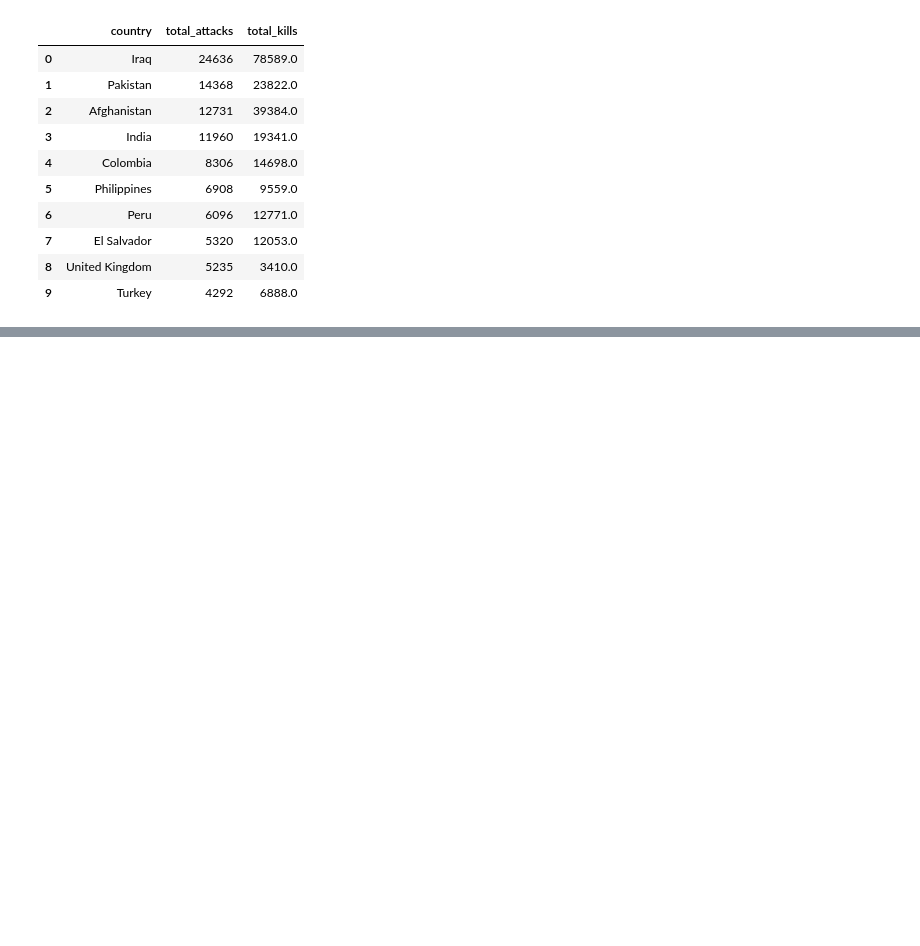
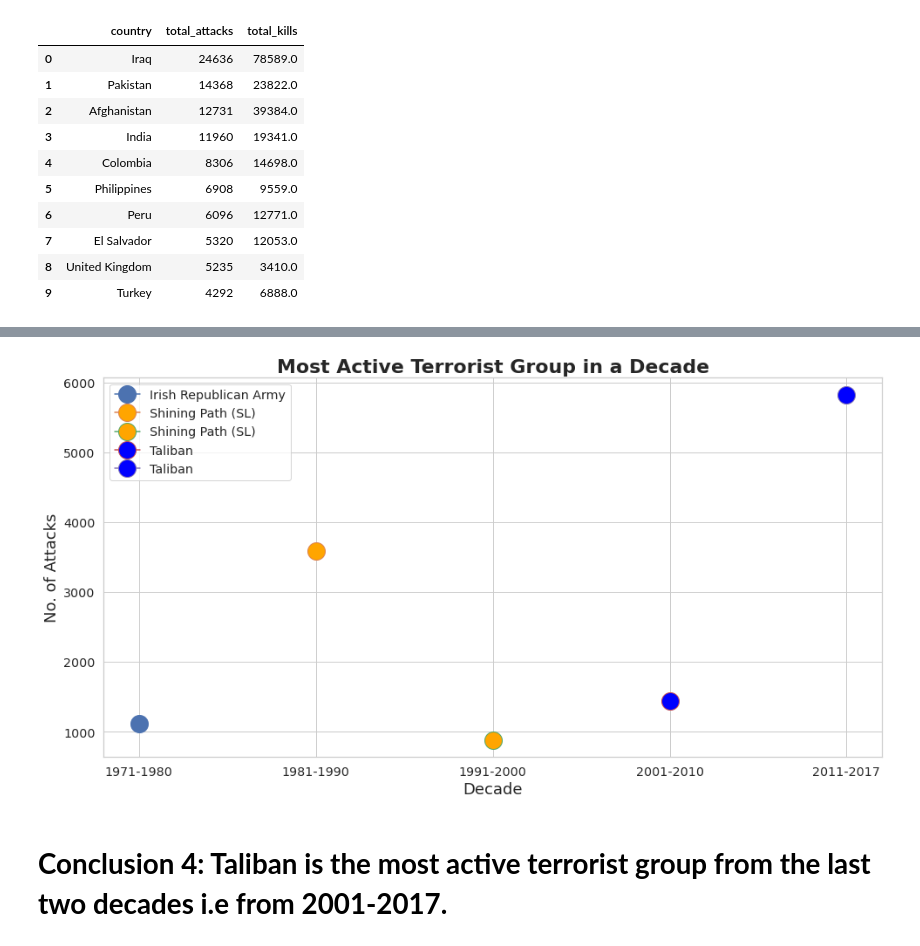
Before and after one commit to harshalpweb/Global-Terrorism-Analysis, a Jupyter notebook: CH_{Harshal_Pawar}_{Global_Terrorism_Analysis}_Capstone_Project.ipynb, the cells around one changed output, grey strips where cells are left out. Cells and saved outputs as stored; diff of their text form; code cells hidden in the pictures; blank space fills up the shorter version.

```diff
--- a/CH_{Harshal_Pawar}_{Global_Terrorism_Analysis}_Capstone_Project.ipynb
+++ b/CH_{Harshal_Pawar}_{Global_Terrorism_Analysis}_Capstone_Project.ipynb
@@ -182,0 +422,8 @@ country_wise_kills
+# %%
+t_group=t_group.loc[1:,:].copy()
+# %%
+t_group.loc[1,'year']='1971-1980'
+t_group.loc[2,'year']='1981-1990'
+t_group.loc[3,'year']='1991-2000'
+t_group.loc[4,'year']='2001-2010'
+t_group.loc[5,'year']='2011-2017'
@@ -182,0 +450,14 @@ country_wise_kills
+# %%
+s1=z[(z.year>1970) &(z.year<1981)]
+s1.groupby('terrorist_group').agg({'no_of_attack':'sum'}).nlargest(1,'no_of_attack')
+s2=z[(z.year>1980) &(z.year<1991)]
+s2.groupby('terrorist_group').agg({'no_of_attack':'sum'}).nlargest(1,'no_of_attack')
+s3=z[(z.year>1990) &(z.year<2001)]
+s3.groupby('terrorist_group').agg({'no_of_attack':'sum'}).nlargest(1,'no_of_attack')
+s4=z[(z.year>2000) &(z.year<2011)]
+s4.groupby('terrorist_group').agg({'no_of_attack':'sum'}).nlargest(1,'no_of_attack')
+s5=z[(z.year>2011) &(z.year<2018)]
+s5.groupby('terrorist_group').agg({'no_of_attack':'sum'}).nlargest(1,'no_of_attack')
+list_=[1112,3592,884,1442,5818]
+# %%
+t_group['no_of_attacks']=list_
@@ -182,0 +473,16 @@ country_wise_kills
+# %%
+plt.rcParams["figure.figsize"] = (16,8)
+plt.plot(t_group.loc[1,"year"], t_group.loc[1,"no_of_attacks"], marker = 'o', label = "Irish Republican Army",markersize=20)
+plt.plot(t_group.loc[2,"year"], t_group.loc[2,"no_of_attacks"], marker = 'o', label = "Shining Path (SL)",markersize=20,markerfacecolor='orange')
+plt.plot(t_group.loc[3,"year"], t_group.loc[3,"no_of_attacks"], marker = 'o', label = "Shining Path (SL)",markersize=20,markerfacecolor='orange')
+plt.plot(t_group.loc[4,"year"], t_group.loc[4,"no_of_attacks"], marker = 'o', label = "Taliban",markersize=20,markerfacecolor='blue')
+plt.plot(t_group.loc[5,"year"], t_group.loc[5,"no_of_attacks"], marker = 'o', label = "Taliban",markersize=20,markerfacecolor='blue')
+plt.title('Most Active Terrorist Group in a Decade',fontsize=22,fontweight='bold')
+plt.xlabel('Decade',fontsize=18)
+plt.ylabel('No. of Attacks',fontsize=18)
+plt.legend()
+plt.show()
+# %% [output]
+[figure, added]
+# %% [markdown]
+# **Conclusion 4: Taliban is the most active terrorist group from the last two decades i.e from 2001-2017.**
```
Also changed, not shown: parts of 23 cells of this notebook.
